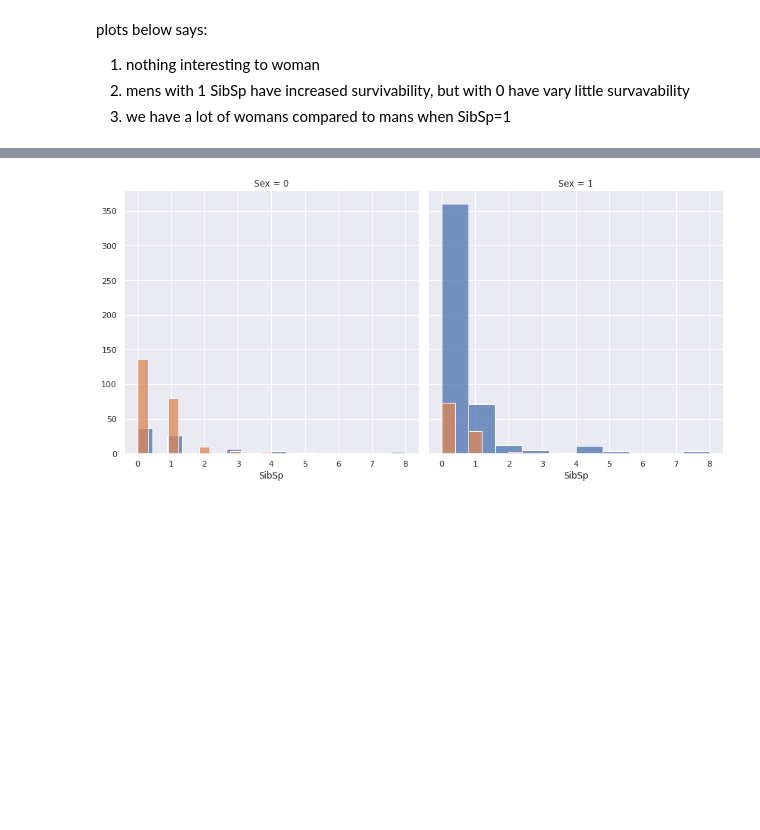
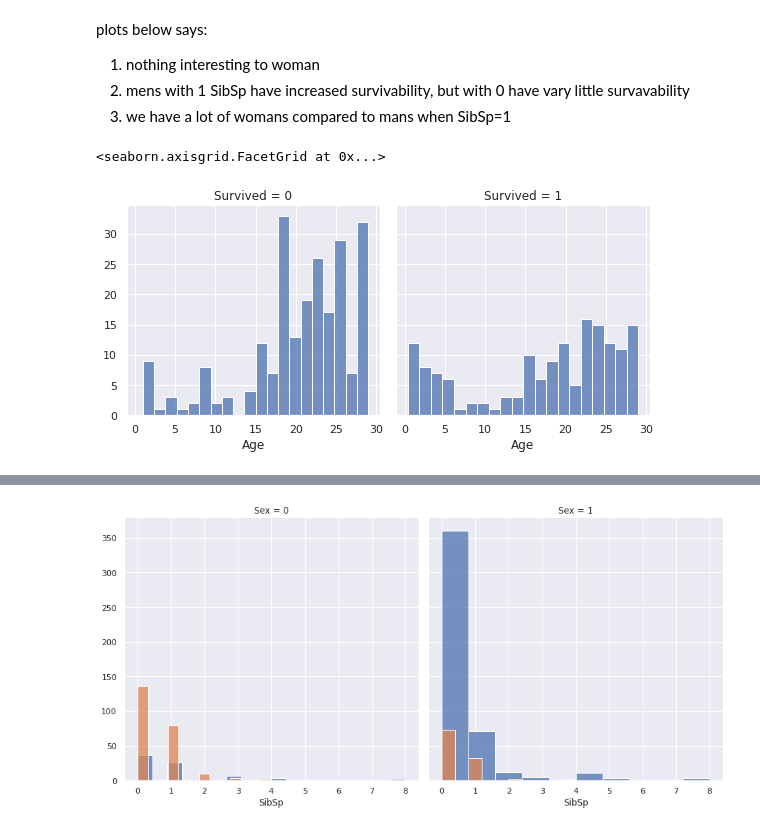
Before and after one commit to VsevolodKozlov-git/kaggle-titanic-competition, a Jupyter notebook: main.ipynb, the cells around one changed output, grey strips where cells are left out. Saved outputs shown, nothing was run; the diff lists cells and outputs as text; code cells hidden in the pictures; blank space fills up the shorter version.

```diff
--- a/main.ipynb
+++ b/main.ipynb
@@ -171,3 +153,9 @@ plots below says:
 1. nothing interesting to woman
 2. mens with 1 SibSp have increased survivability, but with 0 have vary little survavability
 3. we have a lot of womans compared to mans when SibSp=1
+# %%
+g = sns.FacetGrid(df_visualization[df_visualization['Age'] < 30], col='Survived', height=4)
+g.map(sns.histplot, 'Age', bins=20)
+# %% [output]
+<seaborn.axisgrid.FacetGrid at 0x...>
+[figure, added]
```
Also changed, not shown: parts of 8 cells of this notebook, 2 other files.
